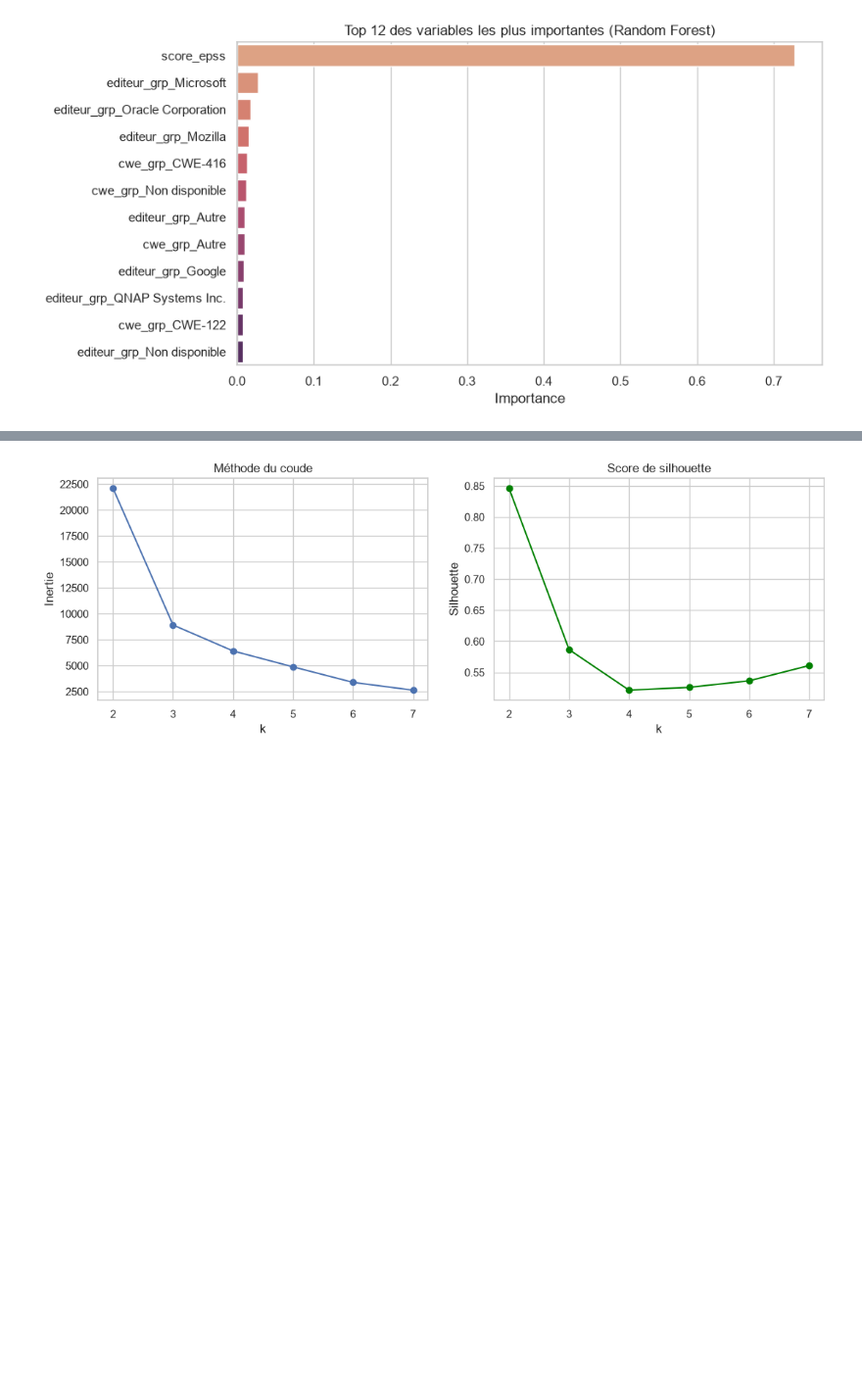
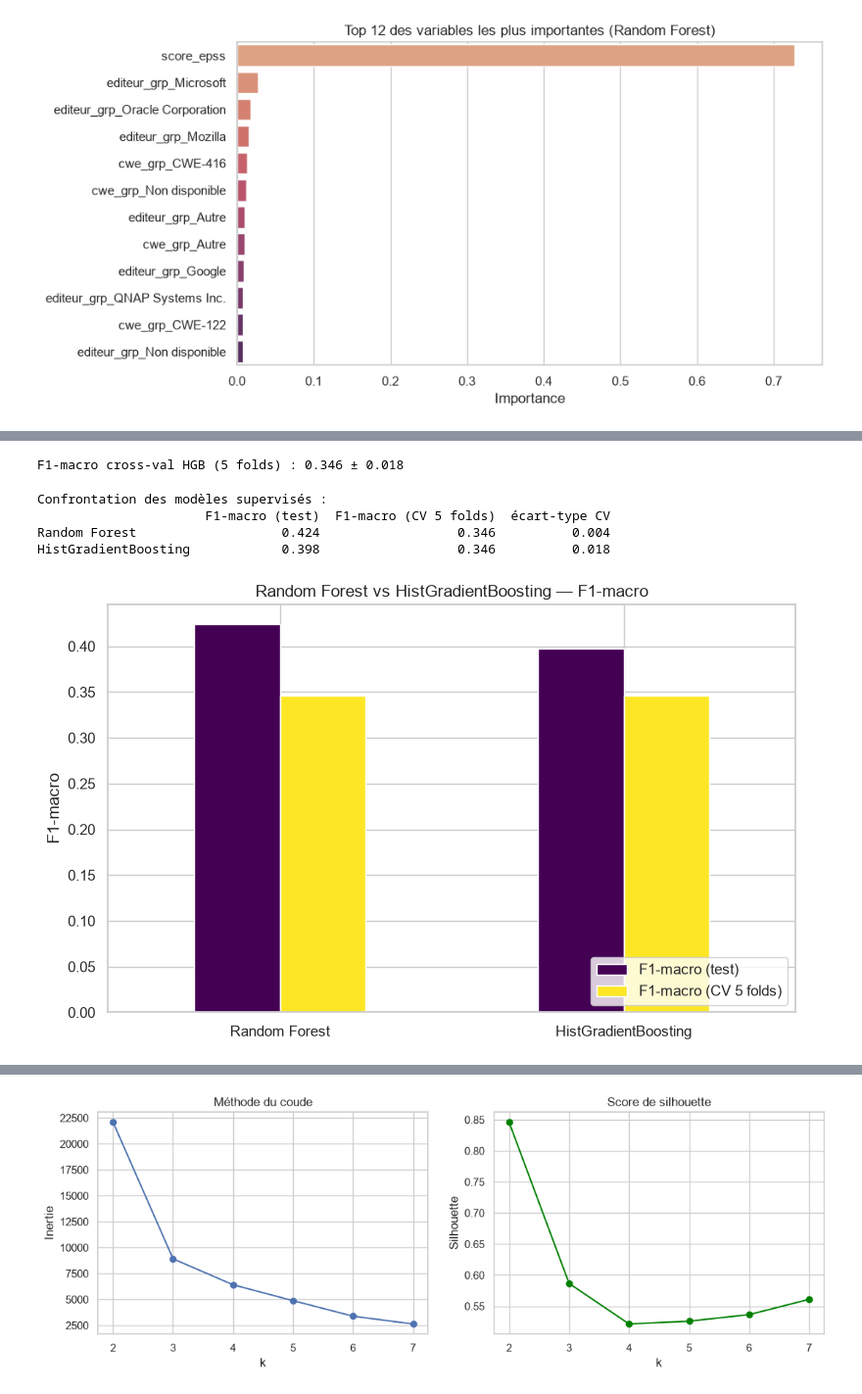
Before and after one commit to Anothays/SDV_Projet_Data_IA, a Jupyter notebook: notebook.ipynb, the cells around one changed output, grey strips where cells are left out. Shown at 98% size. Saved outputs shown, nothing was run; the diff lists cells and outputs as text; code cells hidden in the pictures; blank space fills up the shorter version.

```diff
--- a/notebook.ipynb
+++ b/notebook.ipynb
@@ -555 +603,37 @@ F1-macro cross-val (5 folds) : 0.346 ± 0.004
+# %%
+# Validation croisée HistGradientBoosting (même protocole que le RF)
+cv_hgb = cross_val_score(hgb, features, target, cv=5, scoring="f1_macro", n_jobs=-1)
+print(f"F1-macro cross-val HGB (5 folds) : {cv_hgb.mean():.3f} ± {cv_hgb.std():.3f}")
+# %% [output]
+F1-macro cross-val HGB (5 folds) : 0.346 ± 0.018
+# %%
+# --- Confrontation Random Forest vs HistGradientBoosting ---
+# Même protocole pour les deux : on compare F1-macro (test) et F1-macro (cross-val 5 folds).
+recap_sup = pd.DataFrame(
+    {
+        "F1-macro (test)": [
+            f1_score(y_test, y_pred, average="macro"),
+            f1_score(y_test, y_pred_hgb, average="macro"),
+        ],
+        "F1-macro (CV 5 folds)": [cv.mean(), cv_hgb.mean()],
+        "écart-type CV": [cv.std(), cv_hgb.std()],
+    },
+    index=["Random Forest", "HistGradientBoosting"],
+).round(3)
+print("Confrontation des modèles supervisés :")
+print(recap_sup.to_string())
+
+ax = recap_sup[["F1-macro (test)", "F1-macro (CV 5 folds)"]].plot(
+    kind="bar", figsize=(8, 5), colormap="viridis", rot=0)
+ax.set_title("Random Forest vs HistGradientBoosting — F1-macro")
+ax.set_ylabel("F1-macro"); ax.set_xlabel("")
+ax.legend(loc="lower right")
+plt.tight_layout()
+plt.show()
+# %% [output]
+Confrontation des modèles supervisés :
+                      F1-macro (test)  F1-macro (CV 5 folds)  écart-type CV
+Random Forest                   0.424                  0.346          0.004
+HistGradientBoosting            0.398                  0.346          0.018
+[figure, added]
 # %% [markdown]
```
Also changed, not shown: parts of 15 cells of this notebook.
